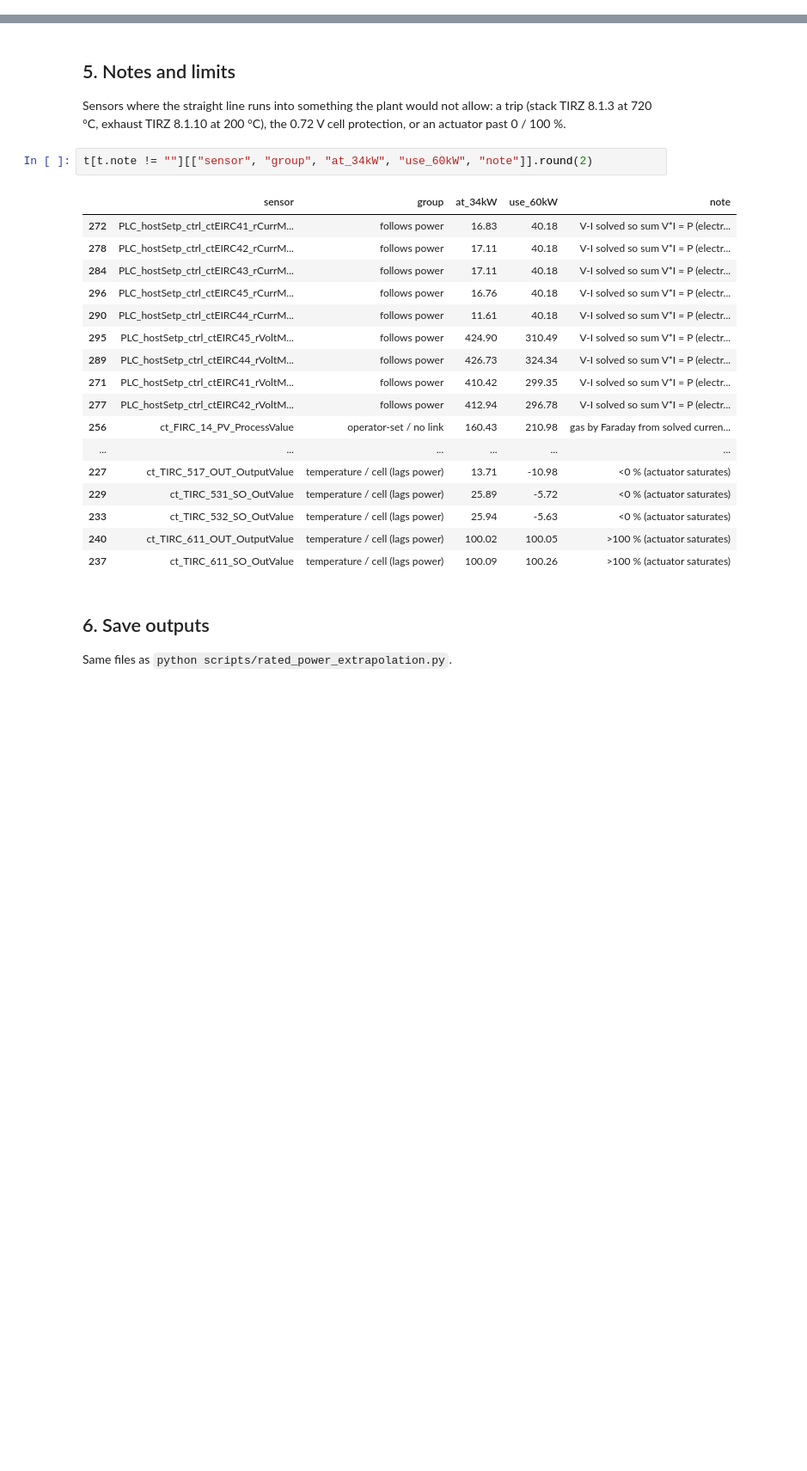
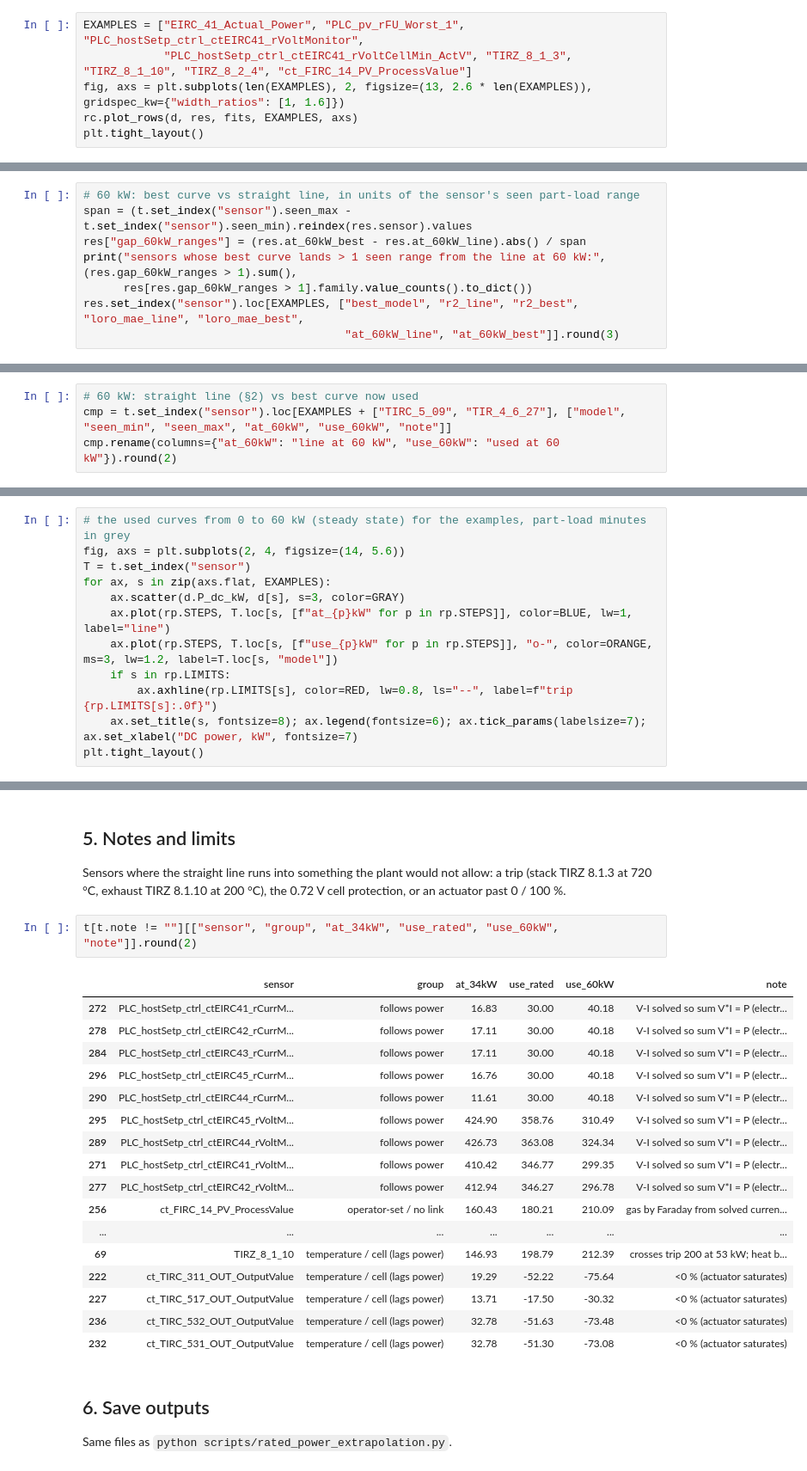
Before and after one commit to Guruprasaathpushparaj/SOFC-Plant-Visualization-Tool-POC-data, a Jupyter notebook: 03_data_analysis/rated_power_extrapolation.ipynb, the cells around one changed output, grey strips where cells are left out. Shown at 86% size. Saved outputs shown, nothing was run; the diff lists cells and outputs as text; blank space fills up the shorter version.

```diff
--- a/03_data_analysis/rated_power_extrapolation.ipynb
+++ b/03_data_analysis/rated_power_extrapolation.ipynb
@@ -214,0 +355,6 @@ plt.tight_layout()
+# %%
+EXAMPLES = ["EIRC_41_Actual_Power", "PLC_pv_rFU_Worst_1", "PLC_hostSetp_ctrl_ctEIRC41_rVoltMonitor",
+            "PLC_hostSetp_ctrl_ctEIRC41_rVoltCellMin_ActV", "TIRZ_8_1_3", "TIRZ_8_1_10", "TIRZ_8_2_4", "ct_FIRC_14_PV_ProcessValue"]
+fig, axs = plt.subplots(len(EXAMPLES), 2, figsize=(13, 2.6 * len(EXAMPLES)), gridspec_kw={"width_ratios": [1, 1.6]})
+rc.plot_rows(d, res, fits, EXAMPLES, axs)
+plt.tight_layout()
@@ -214,0 +363,8 @@ plt.tight_layout()
+# %%
+# 60 kW: best curve vs straight line, in units of the sensor's seen part-load range
+span = (t.set_index("sensor").seen_max - t.set_index("sensor").seen_min).reindex(res.sensor).values
+res["gap_60kW_ranges"] = (res.at_60kW_best - res.at_60kW_line).abs() / span
+print("sensors whose best curve lands > 1 seen range from the line at 60 kW:", (res.gap_60kW_ranges > 1).sum(),
+      res[res.gap_60kW_ranges > 1].family.value_counts().to_dict())
+res.set_index("sensor").loc[EXAMPLES, ["best_model", "r2_line", "r2_best", "loro_mae_line", "loro_mae_best",
+                                       "at_60kW_line", "at_60kW_best"]].round(3)
@@ -214,0 +443,4 @@ plt.tight_layout()
+# %%
+# 60 kW: straight line (§2) vs best curve now used
+cmp = t.set_index("sensor").loc[EXAMPLES + ["TIRC_5_09", "TIR_4_6_27"], ["model", "seen_min", "seen_max", "at_60kW", "use_60kW", "note"]]
+cmp.rename(columns={"at_60kW": "line at 60 kW", "use_60kW": "used at 60 kW"}).round(2)
@@ -214,0 +460,12 @@ plt.tight_layout()
+# %%
+# the used curves from 0 to 60 kW (steady state) for the examples, part-load minutes in grey
+fig, axs = plt.subplots(2, 4, figsize=(14, 5.6))
+T = t.set_index("sensor")
+for ax, s in zip(axs.flat, EXAMPLES):
+    ax.scatter(d.P_dc_kW, d[s], s=3, color=GRAY)
+    ax.plot(rp.STEPS, T.loc[s, [f"at_{p}kW" for p in rp.STEPS]], color=BLUE, lw=1, label="line")
+    ax.plot(rp.STEPS, T.loc[s, [f"use_{p}kW" for p in rp.STEPS]], "o-", color=ORANGE, ms=3, lw=1.2, label=T.loc[s, "model"])
+    if s in rp.LIMITS:
+        ax.axhline(rp.LIMITS[s], color=RED, lw=0.8, ls="--", label=f"trip {rp.LIMITS[s]:.0f}")
+    ax.set_title(s, fontsize=8); ax.legend(fontsize=6); ax.tick_params(labelsize=7); ax.set_xlabel("DC power, kW", fontsize=7)
+plt.tight_layout()
@@ -218,25 +477,25 @@ plt.tight_layout()
 Sensors where the straight line runs into something the plant would not allow: a trip (stack TIRZ 8.1.3 at 720 °C,
 exhaust TIRZ 8.1.10 at 200 °C), the 0.72 V cell protection, or an actuator past 0 / 100 %.
 # %%
-t[t.note != ""][["sensor", "group", "at_34kW", "use_60kW", "note"]].round(2)
+t[t.note != ""][["sensor", "group", "at_34kW", "use_rated", "use_60kW", "note"]].round(2)
 # %% [output]
-|  | sensor | group | at_34kW | use_60kW | note |
-| 272 | PLC_hostSetp_ctrl_ctEIRC41_rCurrM... | follows power | 16.83 | 40.18 | V-I solved so sum V*I = P (electr... |
-| 278 | PLC_hostSetp_ctrl_ctEIRC42_rCurrM... | follows power | 17.11 | 40.18 | V-I solved so sum V*I = P (electr... |
-| 284 | PLC_hostSetp_ctrl_ctEIRC43_rCurrM... | follows power | 17.11 | 40.18 | V-I solved so sum V*I = P (electr... |
-| 296 | PLC_hostSetp_ctrl_ctEIRC45_rCurrM... | follows power | 16.76 | 40.18 | V-I solved so sum V*I = P (electr... |
-| 290 | PLC_hostSetp_ctrl_ctEIRC44_rCurrM... | follows power | 11.61 | 40.18 | V-I solved so sum V*I = P (electr... |
-| 295 | PLC_hostSetp_ctrl_ctEIRC45_rVoltM... | follows power | 424.90 | 310.49 | V-I solved so sum V*I = P (electr... |
-| 289 | PLC_hostSetp_ctrl_ctEIRC44_rVoltM... | follows power | 426.73 | 324.34 | V-I solved so sum V*I = P (electr... |
-| 271 | PLC_hostSetp_ctrl_ctEIRC41_rVoltM... | follows power | 410.42 | 299.35 | V-I solved so sum V*I = P (electr... |
-| 277 | PLC_hostSetp_ctrl_ctEIRC42_rVoltM... | follows power | 412.94 | 296.78 | V-I solved so sum V*I = P (electr... |
-| 256 | ct_FIRC_14_PV_ProcessValue | operator-set / no link | 160.43 | 210.98 | gas by Faraday from solved curren... |
-| ... | ... | ... | ... | ... | ... |
-| 227 | ct_TIRC_517_OUT_OutputValue | temperature / cell (lags power) | 13.71 | -10.98 | <0 % (actuator saturates) |
-| 229 | ct_TIRC_531_SO_OutValue | temperature / cell (lags power) | 25.89 | -5.72 | <0 % (actuator saturates) |
-| 233 | ct_TIRC_532_SO_OutValue | temperature / cell (lags power) | 25.94 | -5.63 | <0 % (actuator saturates) |
-| 240 | ct_TIRC_611_OUT_OutputValue | temperature / cell (lags power) | 100.02 | 100.05 | >100 % (actuator saturates) |
-| 237 | ct_TIRC_611_SO_OutValue | temperature / cell (lags power) | 100.09 | 100.26 | >100 % (actuator saturates) |
+|  | sensor | group | at_34kW | use_rated | use_60kW | note |
+| 272 | PLC_hostSetp_ctrl_ctEIRC41_rCurrM... | follows power | 16.83 | 30.00 | 40.18 | V-I solved so sum V*I = P (electr... |
+| 278 | PLC_hostSetp_ctrl_ctEIRC42_rCurrM... | follows power | 17.11 | 30.00 | 40.18 | V-I solved so sum V*I = P (electr... |
+| 284 | PLC_hostSetp_ctrl_ctEIRC43_rCurrM... | follows power | 17.11 | 30.00 | 40.18 | V-I solved so sum V*I = P (electr... |
+| 296 | PLC_hostSetp_ctrl_ctEIRC45_rCurrM... | follows power | 16.76 | 30.00 | 40.18 | V-I solved so sum V*I = P (electr... |
+| 290 | PLC_hostSetp_ctrl_ctEIRC44_rCurrM... | follows power | 11.61 | 30.00 | 40.18 | V-I solved so sum V*I = P (electr... |
+| 295 | PLC_hostSetp_ctrl_ctEIRC45_rVoltM... | follows power | 424.90 | 358.76 | 310.49 | V-I solved so sum V*I = P (electr... |
+| 289 | PLC_hostSetp_ctrl_ctEIRC44_rVoltM... | follows power | 426.73 | 363.08 | 324.34 | V-I solved so sum V*I = P (electr... |
+| 271 | PLC_hostSetp_ctrl_ctEIRC41_rVoltM... | follows power | 410.42 | 346.77 | 299.35 | V-I solved so sum V*I = P (electr... |
+| 277 | PLC_hostSetp_ctrl_ctEIRC42_rVoltM... | follows power | 412.94 | 346.27 | 296.78 | V-I solved so sum V*I = P (electr... |
+| 256 | ct_FIRC_14_PV_ProcessValue | operator-set / no link | 160.43 | 180.21 | 210.09 | gas by Faraday from solved curren... |
+| ... | ... | ... | ... | ... | ... | ... |
+| 69 | TIRZ_8_1_10 | temperature / cell (lags power) | 146.93 | 198.79 | 212.39 | crosses trip 200 at 53 kW; heat b... |
+| 222 | ct_TIRC_311_OUT_OutputValue | temperature / cell (lags power) | 19.29 | -52.22 | -75.64 | <0 % (actuator saturates) |
+| 227 | ct_TIRC_517_OUT_OutputValue | temperature / cell (lags power) | 13.71 | -17.50 | -30.32 | <0 % (actuator saturates) |
+| 236 | ct_TIRC_532_OUT_OutputValue | temperature / cell (lags power) | 32.78 | -51.63 | -73.48 | <0 % (actuator saturates) |
+| 232 | ct_TIRC_531_OUT_OutputValue | temperature / cell (lags power) | 32.78 | -51.30 | -73.08 | <0 % (actuator saturates) |
 # %% [markdown]
 ## 6. Save outputs
 
```
Also changed, not shown: parts of 25 cells of this notebook, 17 other files.
